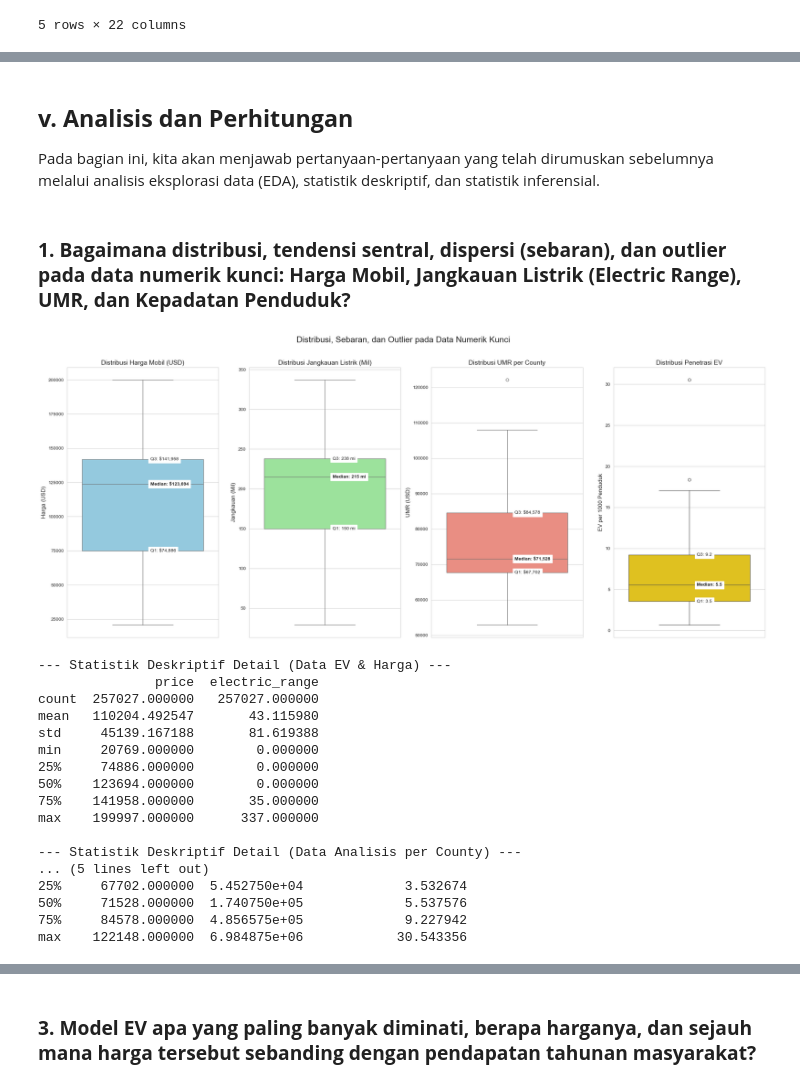
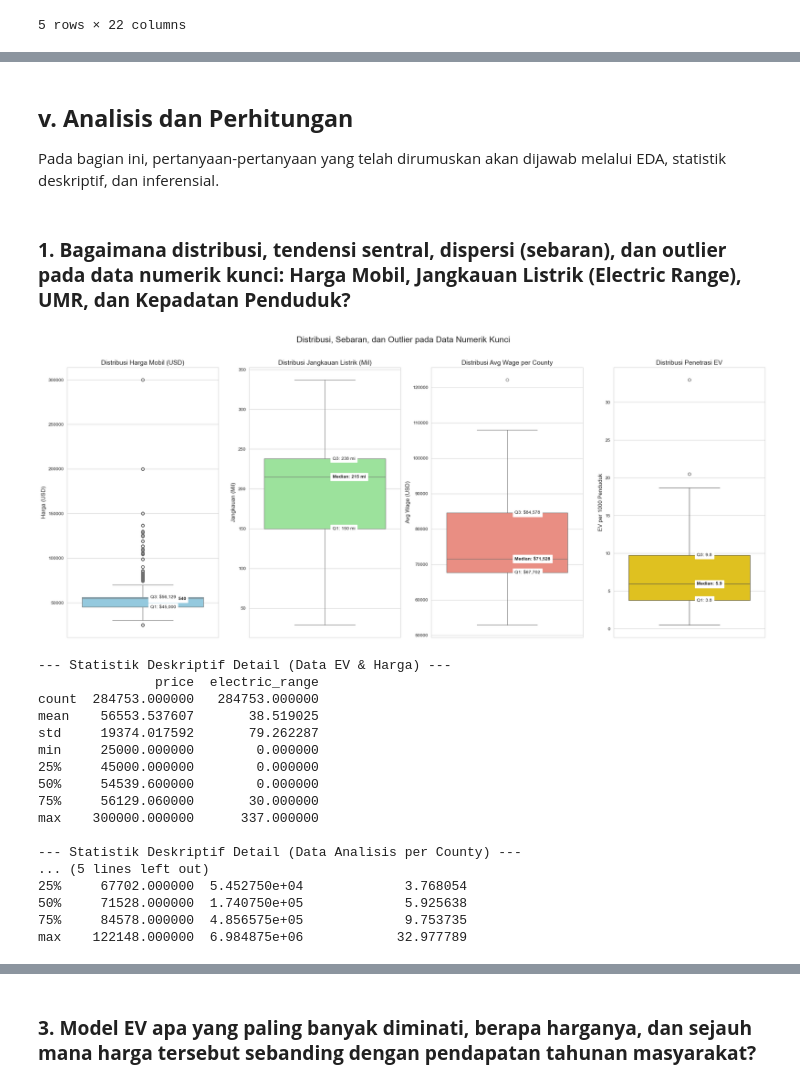
Before and after one commit to CODA-Assignment-Bay/final-project-coda-008-rmt-group-1, a Jupyter notebook: Data_analyst.ipynb, the cells around one changed output, grey strips where cells are left out. Saved outputs shown, nothing was run; the diff lists cells and outputs as text; code cells hidden in the pictures.

```diff
--- a/Data_analyst.ipynb
+++ b/Data_analyst.ipynb
@@ -50,7 +50,7 @@ sns.set_style('whitegrid')
 # Memuat semua dataset yang dibutuhkan
 ev_df = pd.read_csv('ev_final.csv')
 ump_df = pd.read_csv('county_umr.csv')
-harga_df = pd.read_csv('car_models_prices_2025.csv')
+harga_df = pd.read_csv('df_price.csv')
 populasi_df = pd.read_csv('total_populasi_per_county.csv')
 
 print("Semua dataset berhasil dimuat.")
@@ -60,6 +60,8 @@ Semua dataset berhasil dimuat.
 ## **iv. Data Cleaning & Merging**
 Pada tahap ini, kita akan membersihkan setiap dataset dan menggabungkannya menjadi satu DataFrame utama untuk analisis.
 # %%
+import pandas as pd
+
 # Pembersihan & Persiapan Data
 
 # Fungsi untuk menstandarkan nama kolom (lowercase, ganti spasi/titik dengan underscore)
@@ -76,7 +78,7 @@ populasi_df = standardize_columns(populasi_df)
 # Mengubah nama kolom spesifik agar seragam untuk merging
 ev_df.rename(columns={'model': 'model', 'county': 'county', 'vin_(1-10)': 'vin'}, inplace=True)
 harga_df.rename(columns={'price_2025': 'price'}, inplace=True)
-ump_df.rename(columns={'value': 'umr'}, inplace=True)
+ump_df.rename(columns={'value': 'min_wage'}, inplace=True)
 populasi_df.rename(columns={'pop_2025': 'population'}, inplace=True)
 
 # Menyeragamkan format isi kolom 'county' untuk kunci gabungan
@@ -104,3 +106,11 @@ print("Contoh kolom df_analysis:", df_analysis.columns[:5])
 Data setelah digabungkan dan semua nama kolom diseragamkan:
 Contoh kolom df_merged: Index(['vin', 'model_year', 'make', 'model', 'electric_vehicle_type'], dtype='object')
 Contoh kolom df_analysis: Index(['county', 'population', 'umr', 'ev_count', 'ev_penetration_rate'], dtype='object')
+# %%
+# Ubah kolom 'umr' menjadi 'avg_wage'
+df_merged.rename(columns={'umr': 'avg_wage'}, inplace=True)
+df_analysis.rename(columns={'umr': 'avg_wage'}, inplace=True)
+
+# Cek hasil
+print(df_merged.columns.tolist())
+print(df_analysis.columns.tolist())
@@ -134,5 +147,5 @@ df_merged.to_csv('detail_ev_dengan_harga.csv', index=False)
 # %% [markdown]
 ## **v. Analisis dan Perhitungan**
 
-Pada bagian ini, kita akan menjawab pertanyaan-pertanyaan yang telah dirumuskan sebelumnya melalui analisis eksplorasi data (EDA), statistik deskriptif, dan statistik inferensial.
+Pada bagian ini, pertanyaan-pertanyaan yang telah dirumuskan akan dijawab melalui EDA, statistik deskriptif, dan inferensial.
 # %% [markdown]
@@ -142,13 +155,11 @@ plt.figure(figsize=(22, 9))
 plt.suptitle('Distribusi, Sebaran, dan Outlier pada Data Numerik Kunci', fontsize=18, y=1.02)
 
 # 1. Boxplot untuk Harga Mobil
-# PERBAIKAN: Menggunakan nama kolom baru 'price' (huruf kecil)
 ax1 = plt.subplot(1, 4, 1)
 sns.boxplot(y=df_merged['price'], ax=ax1, color='skyblue')
 ax1.set_title('Distribusi Harga Mobil (USD)', fontsize=14)
 ax1.set_ylabel('Harga (USD)', fontsize=12)
 
-# Menghitung dan menambahkan label statistik untuk Harga
 price_stats = df_merged['price'].describe()
 q1_price = price_stats['25%']
 median_price = price_stats['50%']
@@ -159,14 +170,12 @@ ax1.text(0.05, q3_price, f'Q3: ${q3_price:,.0f}', va='center', ha='left', backgr
 
 
 # 2. Boxplot untuk Jangkauan Listrik
-# PERBAIKAN: Menggunakan nama kolom baru 'electric_range' dan 'electric_vehicle_type'
 ax2 = plt.subplot(1, 4, 2)
 bev_range_data = df_merged[(df_merged['electric_vehicle_type'] == 'Battery Electric Vehicle (BEV)') & (df_merged['electric_range'] > 0)]
 sns.boxplot(y=bev_range_data['electric_range'], ax=ax2, color='lightgreen')
 ax2.set_title('Distribusi Jangkauan Listrik (Mil)', fontsize=14)
 ax2.set_ylabel('Jangkauan (Mil)', fontsize=12)
 
-# Menghitung dan menambahkan label statistik untuk Jangkauan
 range_stats = bev_range_data['electric_range'].describe()
 q1_range = range_stats['25%']
 median_range = range_stats['50%']
@@ -174,66 +183,63 @@ q3_range = range_stats['75%']
 ax2.text(0.05, q1_range, f'Q1: {q1_range:.0f} mi', va='center', ha='left', backgroundcolor='white')
 ax2.text(0.05, median_range, f'Median: {median_range:.0f} mi', va='center', ha='left', backgroundcolor='white', fontweight='bold')
 ax2.text(0.05, q3_range, f'Q3: {q3_range:.0f} mi', va='center', ha='left', backgroundcolor='white')
 
-# 3. Boxplot untuk UMR
-# PERBAIKAN: Menggunakan nama kolom baru 'umr'
+
+# 3. Boxplot untuk Avg Wage (sebelumnya UMR)
 ax3 = plt.subplot(1, 4, 3)
-sns.boxplot(y=df_analysis['umr'], ax=ax3, color='salmon')
-ax3.set_title('Distribusi UMR per County', fontsize=14)
-ax3.set_ylabel('UMR (USD)', fontsize=12)
+sns.boxplot(y=df_analysis['avg_wage'], ax=ax3, color='salmon')
+ax3.set_title('Distribusi Avg Wage per County', fontsize=14)
+ax3.set_ylabel('Avg Wage (USD)', fontsize=12)
 
-# Menghitung dan menambahkan label statistik untuk UMR
-umr_stats = df_analysis['umr'].describe()
-q1_umr = umr_stats['25%']
-median_umr = umr_stats['50%']
-q3_umr = umr_stats['75%']
-ax3.text(0.05, q1_umr, f'Q1: ${q1_umr:,.0f}', va='center', ha='left', backgroundcolor='white')
-ax3.text(0.05, median_umr, f'Median: ${median_umr:,.0f}', va='center', ha='left', backgroundcolor='white', fontweight='bold')
-ax3.text(0.05, q3_umr, f'Q3: ${q3_umr:,.0f}', va='center', ha='left', backgroundcolor='white')
+avg_wage_stats = df_analysis['avg_wage'].describe()
+q1_wage = avg_wage_stats['25%']
+median_wage = avg_wage_stats['50%']
+q3_wage = avg_wage_stats['75%']
+ax3.text(0.05, q1_wage, f'Q1: ${q1_wage:,.0f}', va='center', ha='left', backgroundcolor='white')
+ax3.text(0.05, median_wage, f'Median: ${median_wage:,.0f}', va='center', ha='left', backgroundcolor='white', fontweight='bold')
+ax3.text(0.05, q3_wage, f'Q3: ${q3_wage:,.0f}', va='center', ha='left', backgroundcolor='white')
 
 
 # 4. Boxplot untuk Tingkat Penetrasi EV
-# PERBAIKAN: Menggunakan nama kolom baru 'ev_penetration_rate'
 ax4 = plt.subplot(1, 4, 4)
 sns.boxplot(y=df_analysis['ev_penetration_rate'], ax=ax4, color='gold')
 ax4.set_title('Distribusi Penetrasi EV', fontsize=14)
 ax4.set_ylabel('EV per 1000 Penduduk', fontsize=12)
 
-# Menghitung dan menambahkan label statistik untuk Penetrasi EV
 pen_stats = df_analysis['ev_penetration_rate'].describe()
 q1_pen = pen_stats['25%']
 median_pen = pen_stats['50%']
 q3_pen = pen_stats['75%']
 ax4.text(0.05, q1_pen, f'Q1: {q1_pen:.1f}', va='center', ha='left', backgroundcolor='white')
 ax4.text(0.05, median_pen, f'Median: {median_pen:.1f}', va='center', ha='left', backgroundcolor='white', fontweight='bold')
 ax4.text(0.05, q3_pen, f'Q3: {q3_pen:.1f}', va='center', ha='left', backgroundcolor='white')
 
 
 plt.tight_layout()
 plt.show()
 
-# Menampilkan statistik deskriptif detail (menggunakan nama kolom baru)
+# Statistik deskriptif detail
 print("--- Statistik Deskriptif Detail (Data EV & Harga) ---")
 print(df_merged[['price', 'electric_range']].describe())
 print("\n--- Statistik Deskriptif Detail (Data Analisis per County) ---")
-print(df_analysis[['umr', 'population', 'ev_penetration_rate']].describe())
+print(df_analysis[['avg_wage', 'population', 'ev_penetration_rate']].describe())
 # %% [output]
-[figure, old version]
+[figure, new version]
 --- Statistik Deskriptif Detail (Data EV & Harga) ---
                price  electric_range
-count  257027.000000   257027.000000
-mean   110204.492547       43.115980
-std     45139.167188       81.619388
-min     20769.000000        0.000000
-25%     74886.000000        0.000000
-50%    123694.000000        0.000000
-75%    141958.000000       35.000000
-max    199997.000000      337.000000
+count  284753.000000   284753.000000
+mean    56553.537607       38.519025
+std     19374.017592       79.262287
+min     25000.000000        0.000000
+25%     45000.000000        0.000000
+50%     54539.600000        0.000000
+75%     56129.060000       30.000000
+max    300000.000000      337.000000
 
 --- Statistik Deskriptif Detail (Data Analisis per County) ---
 ... (5 lines left out)
-25%     67702.000000  5.452750e+04             3.532674
-50%     71528.000000  1.740750e+05             5.537576
-75%     84578.000000  4.856575e+05             9.227942
-max    122148.000000  6.984875e+06            30.543356
+25%     67702.000000  5.452750e+04             3.768054
+50%     71528.000000  1.740750e+05             5.925638
+75%     84578.000000  4.856575e+05             9.753735
+max    122148.000000  6.984875e+06            32.977789
 # %% [markdown]
```
Also changed, not shown: parts of 17 cells of this notebook, 1 other file.
